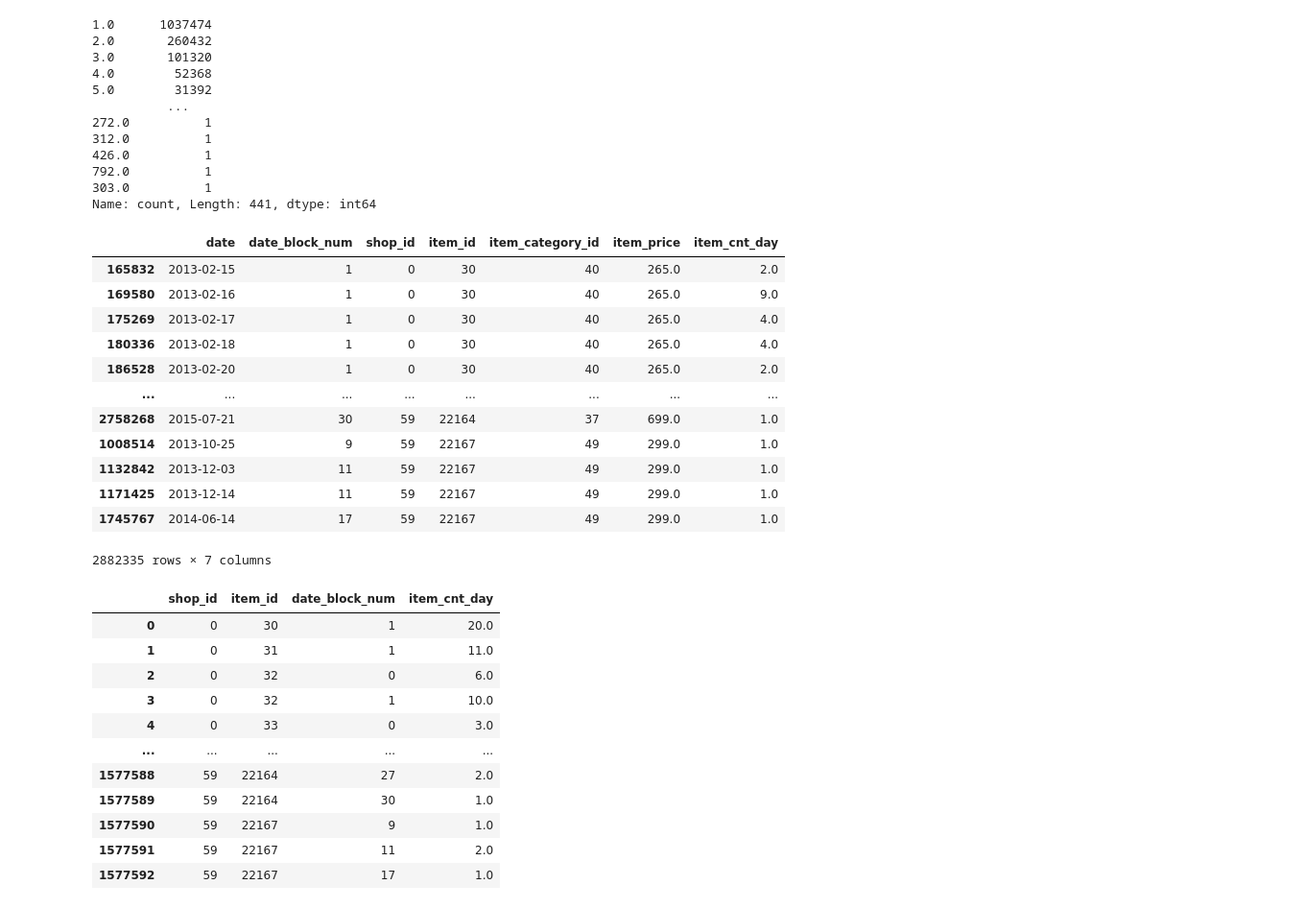
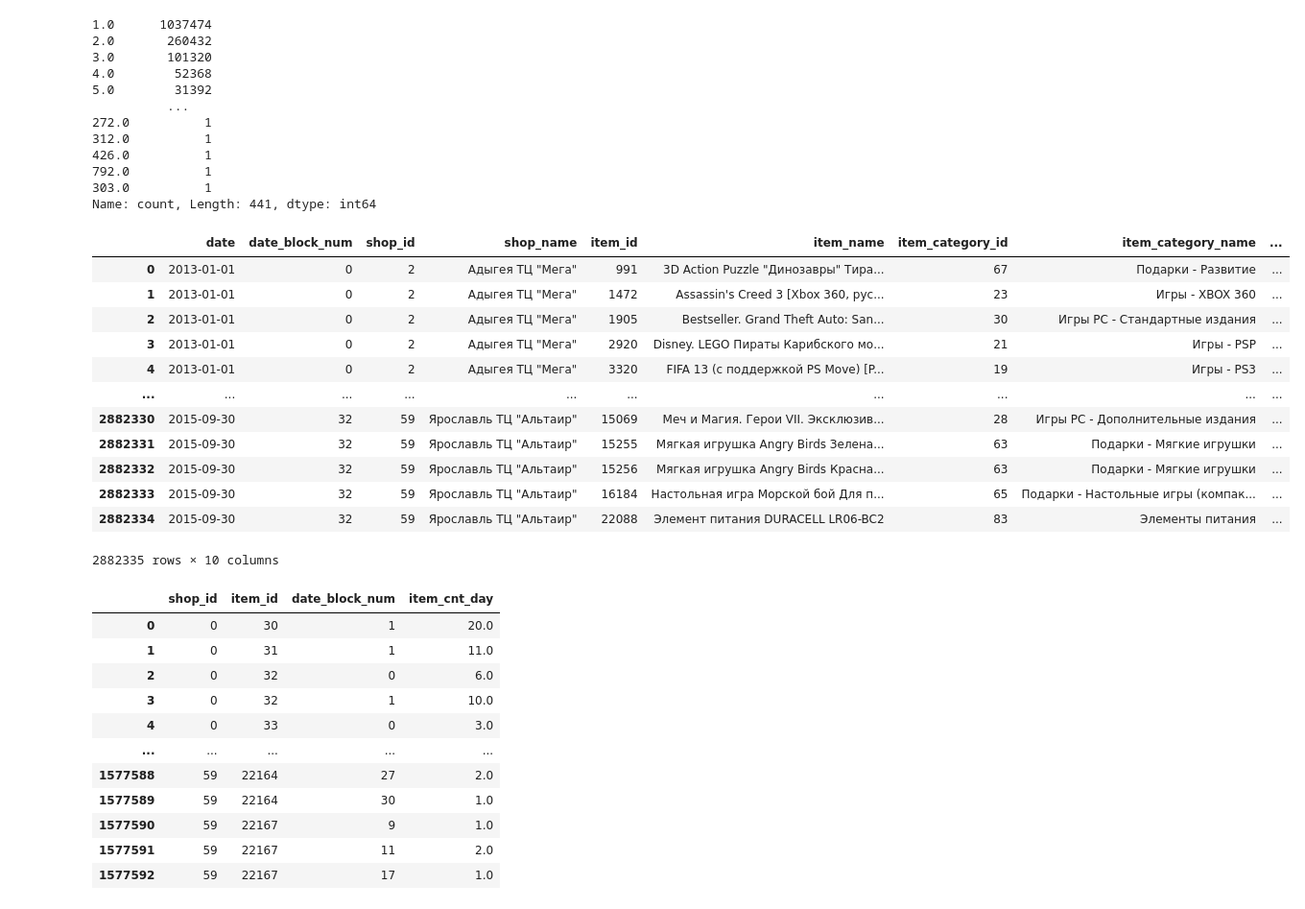
Before and after one commit to milymilek/sales-forecasting, a Jupyter notebook: notebooks/data_processing.ipynb, the cells around one changed output. Shown at 96% size. Drawn from its saved outputs; the diff is of its cells as text; code cells hidden in the pictures.

```diff
--- a/notebooks/data_processing.ipynb
+++ b/notebooks/data_processing.ipynb
@@ -13,6 +13,5 @@ from sklearn.model_selection import train_test_split
 import torch.nn as nn
 import torch.optim as optim
 # %%
-df = pd.read_csv(".data/sales_train.csv")
+df = pd.read_parquet(".data/df_full.parquet")
 df_items = pd.read_csv(".data/items.csv")
-df_shops = pd.read_csv(".data/shops.csv")
@@ -53,22 +46,22 @@ pd.Series(df_train.groupby(["shop_id", "item_id", "date_block_num"])['item_cnt_d
 792.0          1
 303.0          1
 Name: count, Length: 441, dtype: int64
-# %%
-df_train.sort_values(by=['shop_id', 'item_id', 'date_block_num'])
-# %% [output]
-|  | date | date_block_num | shop_id | item_id | item_category_id | item_price | item_cnt_day |
-| 165832 | 2013-02-15 | 1 | 0 | 30 | 40 | 265.0 | 2.0 |
-| 169580 | 2013-02-16 | 1 | 0 | 30 | 40 | 265.0 | 9.0 |
-| 175269 | 2013-02-17 | 1 | 0 | 30 | 40 | 265.0 | 4.0 |
-| 180336 | 2013-02-18 | 1 | 0 | 30 | 40 | 265.0 | 4.0 |
-| 186528 | 2013-02-20 | 1 | 0 | 30 | 40 | 265.0 | 2.0 |
-| ... | ... | ... | ... | ... | ... | ... | ... |
-| 2758268 | 2015-07-21 | 30 | 59 | 22164 | 37 | 699.0 | 1.0 |
-| 1008514 | 2013-10-25 | 9 | 59 | 22167 | 49 | 299.0 | 1.0 |
-| 1132842 | 2013-12-03 | 11 | 59 | 22167 | 49 | 299.0 | 1.0 |
-| 1171425 | 2013-12-14 | 11 | 59 | 22167 | 49 | 299.0 | 1.0 |
-| 1745767 | 2014-06-14 | 17 | 59 | 22167 | 49 | 299.0 | 1.0 |
-2882335 rows × 7 columns
+# %%
+df_train
+# %% [output]
+|  | date | date_block_num | shop_id | shop_name | item_id | item_name | item_category_id | item_category_name | ... |
+| 0 | 2013-01-01 | 0 | 2 | Адыгея ТЦ "Мега" | 991 | 3D Action Puzzle "Динозавры" Тира... | 67 | Подарки - Развитие | ... |
+| 1 | 2013-01-01 | 0 | 2 | Адыгея ТЦ "Мега" | 1472 | Assassin's Creed 3 [Xbox 360, рус... | 23 | Игры - XBOX 360 | ... |
+| 2 | 2013-01-01 | 0 | 2 | Адыгея ТЦ "Мега" | 1905 | Bestseller. Grand Theft Auto: San... | 30 | Игры PC - Стандартные издания | ... |
+| 3 | 2013-01-01 | 0 | 2 | Адыгея ТЦ "Мега" | 2920 | Disney. LEGO Пираты Карибского мо... | 21 | Игры - PSP | ... |
+| 4 | 2013-01-01 | 0 | 2 | Адыгея ТЦ "Мега" | 3320 | FIFA 13 (с поддержкой PS Move) [P... | 19 | Игры - PS3 | ... |
+| ... | ... | ... | ... | ... | ... | ... | ... | ... | ... |
+| 2882330 | 2015-09-30 | 32 | 59 | Ярославль ТЦ "Альтаир" | 15069 | Меч и Магия. Герои VII. Эксклюзив... | 28 | Игры PC - Дополнительные издания | ... |
+| 2882331 | 2015-09-30 | 32 | 59 | Ярославль ТЦ "Альтаир" | 15255 | Мягкая игрушка Angry Birds Зелена... | 63 | Подарки - Мягкие игрушки | ... |
+| 2882332 | 2015-09-30 | 32 | 59 | Ярославль ТЦ "Альтаир" | 15256 | Мягкая игрушка Angry Birds Красна... | 63 | Подарки - Мягкие игрушки | ... |
+| 2882333 | 2015-09-30 | 32 | 59 | Ярославль ТЦ "Альтаир" | 16184 | Настольная игра Морской бой Для п... | 65 | Подарки - Настольные игры (компак... | ... |
+| 2882334 | 2015-09-30 | 32 | 59 | Ярославль ТЦ "Альтаир" | 22088 | Элемент питания DURACELL LR06-BC2 | 83 | Элементы питания | ... |
+2882335 rows × 10 columns
 # %%
 df_train_monthly = df_train.groupby(["shop_id", "item_id", "date_block_num"])['item_cnt_day'].sum().reset_index()
 df_train_monthly['item_cnt_day'] = df_train_monthly['item_cnt_day'].clip(0, 20)
```
Also changed, not shown: parts of 29 cells of this notebook, 6 other files.
